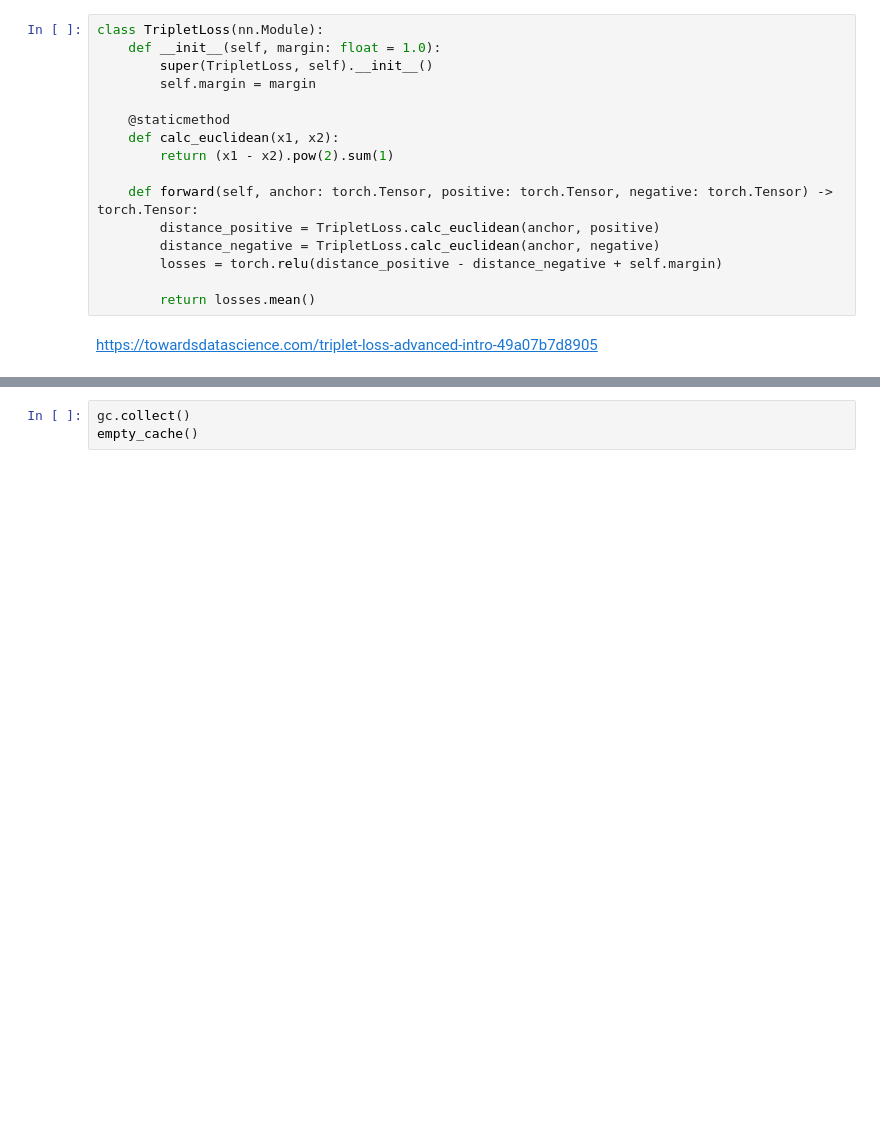
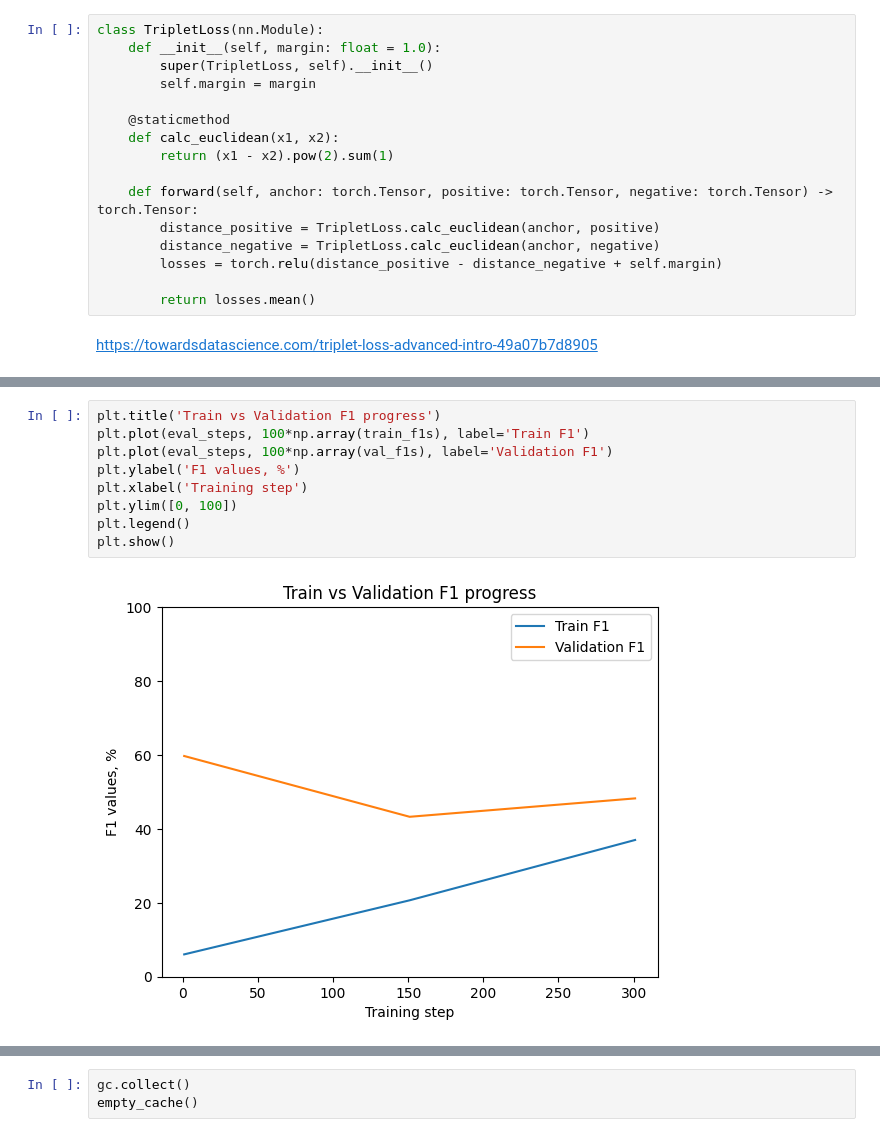
Before and after one commit to PrometheusUA/speaker-verification-project, a Jupyter notebook: neural/NN_main.ipynb, the cells around one changed output, grey strips where cells are left out. Drawn from its saved outputs; the diff is of its cells as text; blank space fills up the shorter version.

```diff
--- a/neural/NN_main.ipynb
+++ b/neural/NN_main.ipynb
@@ -690,0 +859,11 @@ Step: 201 - Loss: 1.2049, Train Acc: 0.9524, Optim distance threshold: 0.8161
+# %%
+plt.title('Train vs Validation F1 progress')
+plt.plot(eval_steps, 100*np.array(train_f1s), label='Train F1')
+plt.plot(eval_steps, 100*np.array(val_f1s), label='Validation F1')
+plt.ylabel('F1 values, %')
+plt.xlabel('Training step')
+plt.ylim([0, 100])
+plt.legend()
+plt.show()
+# %% [output]
+[figure, added]
```
Also changed, not shown: parts of 60 cells of this notebook, 4 other files.
